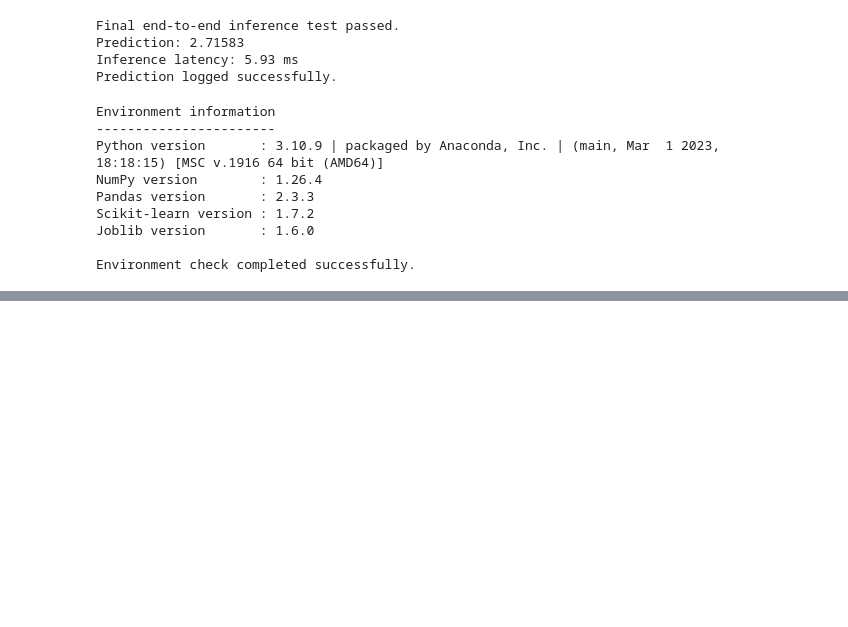
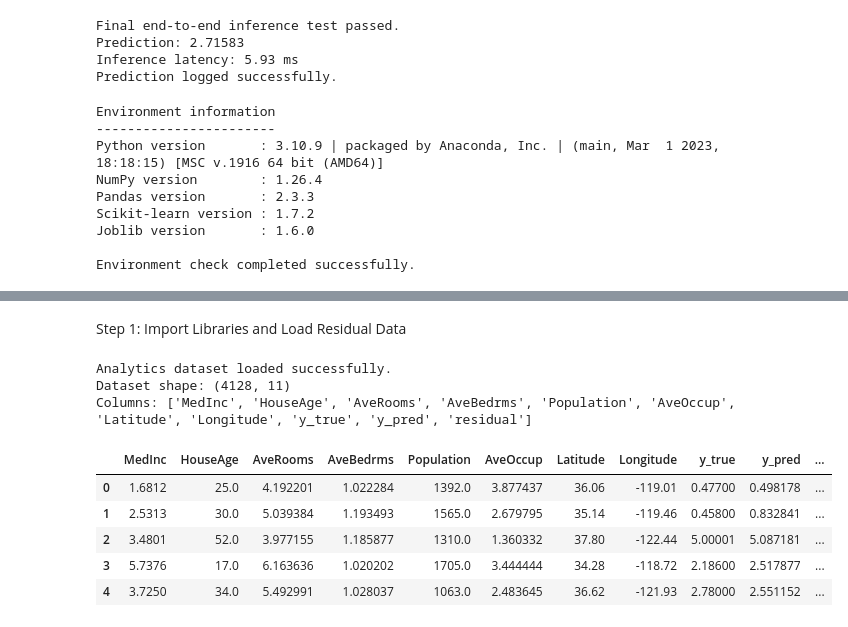
Before and after one commit to gautamivdesai/ML-Final-Lab-Group-10, a Jupyter notebook: notebooks/ML_Project.ipynb, the cells around one changed output, grey strips where cells are left out. Saved outputs shown, nothing was run; the diff lists cells and outputs as text; code cells hidden in the pictures; blank space fills up the shorter version.

```diff
--- a/notebooks/ML_Project.ipynb
+++ b/notebooks/ML_Project.ipynb
@@ -2361,0 +2371,43 @@ Environment check completed successfully.
+# %% [markdown]
+Step 1: Import Libraries and Load Residual Data
+# %%
+# ============================================================
+# MEMBER 5 – ANALYTICS ENGINEER
+# Step 1: Import Libraries and Load Residual Data
+# ============================================================
+
+import pandas as pd
+import numpy as np
+import matplotlib.pyplot as plt
+from pathlib import Path
+from sklearn.metrics import (
+    mean_absolute_error,
+    mean_squared_error,
+    r2_score
+)
+
+# Load the test residual dataset
+data_path = Path("../data/processed/test_residuals.csv")
+
+if not data_path.exists():
+    raise FileNotFoundError(
+        f"Dataset not found at: {data_path.resolve()}"
+    )
+
+residual_df = pd.read_csv(data_path)
+
+print("Analytics dataset loaded successfully.")
+print("Dataset shape:", residual_df.shape)
+print("Columns:", residual_df.columns.tolist())
+
+display(residual_df.head())
+# %% [output]
+Analytics dataset loaded successfully.
+Dataset shape: (4128, 11)
+Columns: ['MedInc', 'HouseAge', 'AveRooms', 'AveBedrms', 'Population', 'AveOccup', 'Latitude', 'Longitude', 'y_true', 'y_pred', 'residual']
+|  | MedInc | HouseAge | AveRooms | AveBedrms | Population | AveOccup | Latitude | Longitude | y_true | y_pred | ... |
+| 0 | 1.6812 | 25.0 | 4.192201 | 1.022284 | 1392.0 | 3.877437 | 36.06 | -119.01 | 0.47700 | 0.498178 | ... |
+| 1 | 2.5313 | 30.0 | 5.039384 | 1.193493 | 1565.0 | 2.679795 | 35.14 | -119.46 | 0.45800 | 0.832841 | ... |
+| 2 | 3.4801 | 52.0 | 3.977155 | 1.185877 | 1310.0 | 1.360332 | 37.80 | -122.44 | 5.00001 | 5.087181 | ... |
+| 3 | 5.7376 | 17.0 | 6.163636 | 1.020202 | 1705.0 | 3.444444 | 34.28 | -118.72 | 2.18600 | 2.517877 | ... |
+| 4 | 3.7250 | 34.0 | 5.492991 | 1.028037 | 1063.0 | 2.483645 | 36.62 | -121.93 | 2.78000 | 2.551152 | ... |
```
Also changed, not shown: parts of 11 cells of this notebook.
